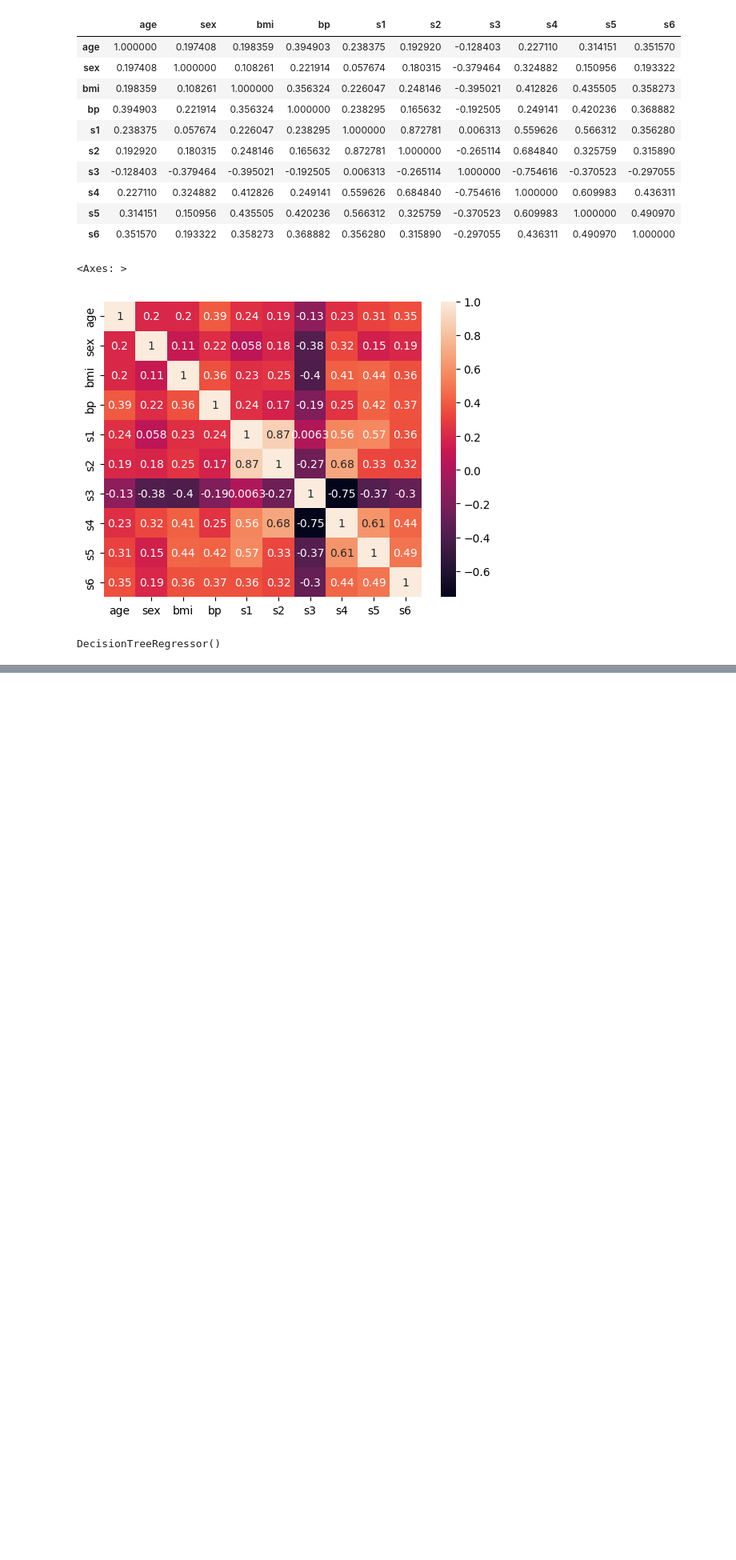
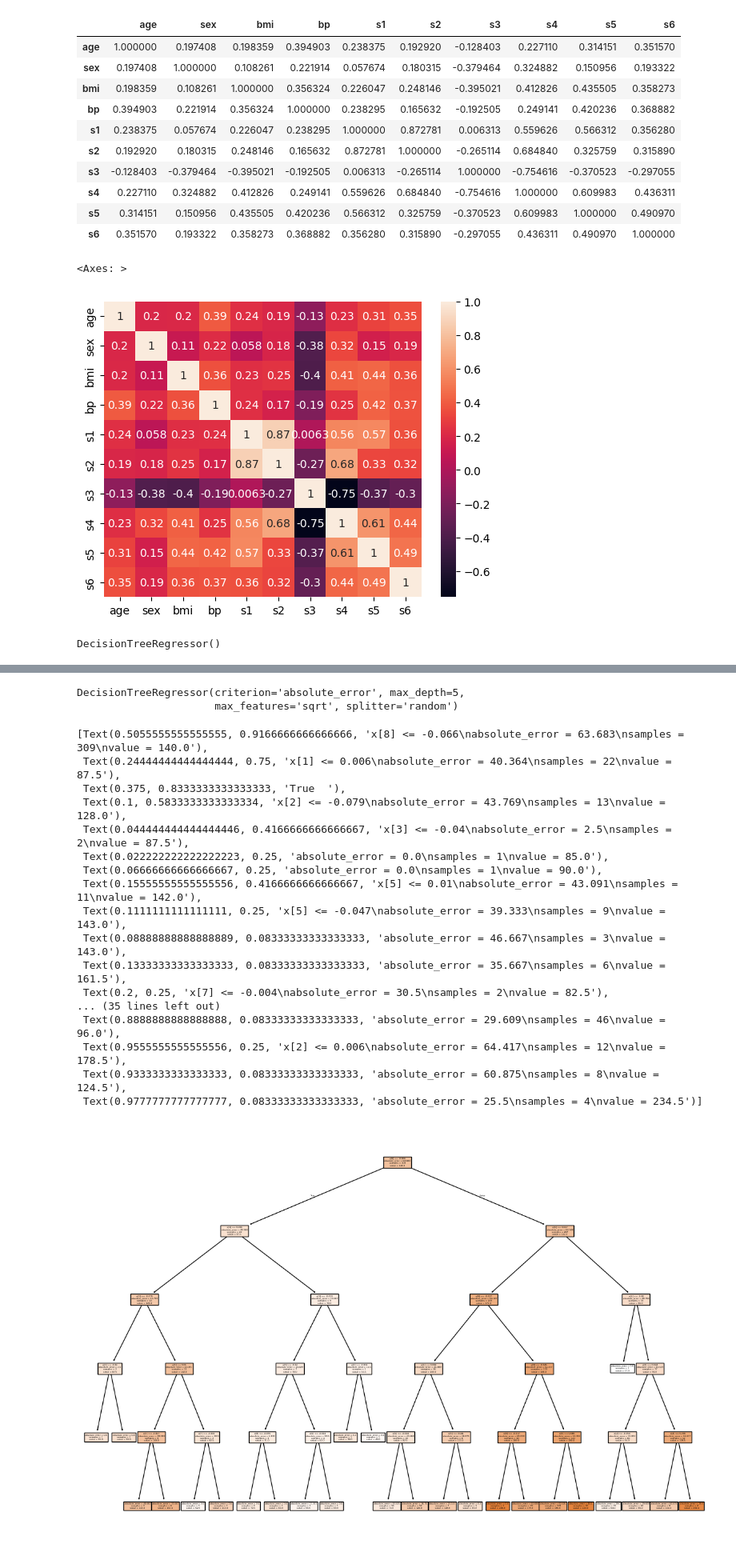
Before and after one commit to realyashsehgal/courseee, a Jupyter notebook: machine learning practical/Decision Tree/DIABETES PREDICITON PROJECT.ipynb, the cells around one changed output, grey strips where cells are left out. Shown at 80% size. Cells and saved outputs as stored; diff of their text form; code cells hidden in the pictures; blank space fills up the shorter version.

```diff
--- a/machine learning practical/Decision Tree/DIABETES PREDICITON PROJECT.ipynb
+++ b/machine learning practical/Decision Tree/DIABETES PREDICITON PROJECT.ipynb
@@ -145,0 +146,32 @@ print(mean_squared_error(y_test,y_pred))
+# %%
+selectedmodel=DecisionTreeRegressor(criterion='absolute_error',max_depth=5,max_features='sqrt',splitter='random')
+# %%
+selectedmodel.fit(X_train,y_train)
+# %% [output]
+DecisionTreeRegressor(criterion='absolute_error', max_depth=5,
+                      max_features='sqrt', splitter='random')
+# %%
+##Visualize the Decision Tree
+import matplotlib.pyplot as plt
+from sklearn import tree
+plt.figure(figsize=(15,10))
+tree.plot_tree(selectedmodel,filled=True)
+# %% [output]
+[Text(0.5055555555555555, 0.9166666666666666, 'x[8] <= -0.066\nabsolute_error = 63.683\nsamples = 309\nvalue = 140.0'),
+ Text(0.24444444444444444, 0.75, 'x[1] <= 0.006\nabsolute_error = 40.364\nsamples = 22\nvalue = 87.5'),
+ Text(0.375, 0.8333333333333333, 'True  '),
+ Text(0.1, 0.5833333333333334, 'x[2] <= -0.079\nabsolute_error = 43.769\nsamples = 13\nvalue = 128.0'),
+ Text(0.044444444444444446, 0.4166666666666667, 'x[3] <= -0.04\nabsolute_error = 2.5\nsamples = 2\nvalue = 87.5'),
+ Text(0.022222222222222223, 0.25, 'absolute_error = 0.0\nsamples = 1\nvalue = 85.0'),
+ Text(0.06666666666666667, 0.25, 'absolute_error = 0.0\nsamples = 1\nvalue = 90.0'),
+ Text(0.15555555555555556, 0.4166666666666667, 'x[5] <= 0.01\nabsolute_error = 43.091\nsamples = 11\nvalue = 142.0'),
+ Text(0.1111111111111111, 0.25, 'x[5] <= -0.047\nabsolute_error = 39.333\nsamples = 9\nvalue = 143.0'),
+ Text(0.08888888888888889, 0.08333333333333333, 'absolute_error = 46.667\nsamples = 3\nvalue = 143.0'),
+ Text(0.13333333333333333, 0.08333333333333333, 'absolute_error = 35.667\nsamples = 6\nvalue = 161.5'),
+ Text(0.2, 0.25, 'x[7] <= -0.004\nabsolute_error = 30.5\nsamples = 2\nvalue = 82.5'),
+... (35 lines left out)
+ Text(0.8888888888888888, 0.08333333333333333, 'absolute_error = 29.609\nsamples = 46\nvalue = 96.0'),
+ Text(0.9555555555555556, 0.25, 'x[2] <= 0.006\nabsolute_error = 64.417\nsamples = 12\nvalue = 178.5'),
+ Text(0.9333333333333333, 0.08333333333333333, 'absolute_error = 60.875\nsamples = 8\nvalue = 124.5'),
+ Text(0.9777777777777777, 0.08333333333333333, 'absolute_error = 25.5\nsamples = 4\nvalue = 234.5')]
+[figure, added]
```
Also changed, not shown: parts of 3 cells of this notebook.
